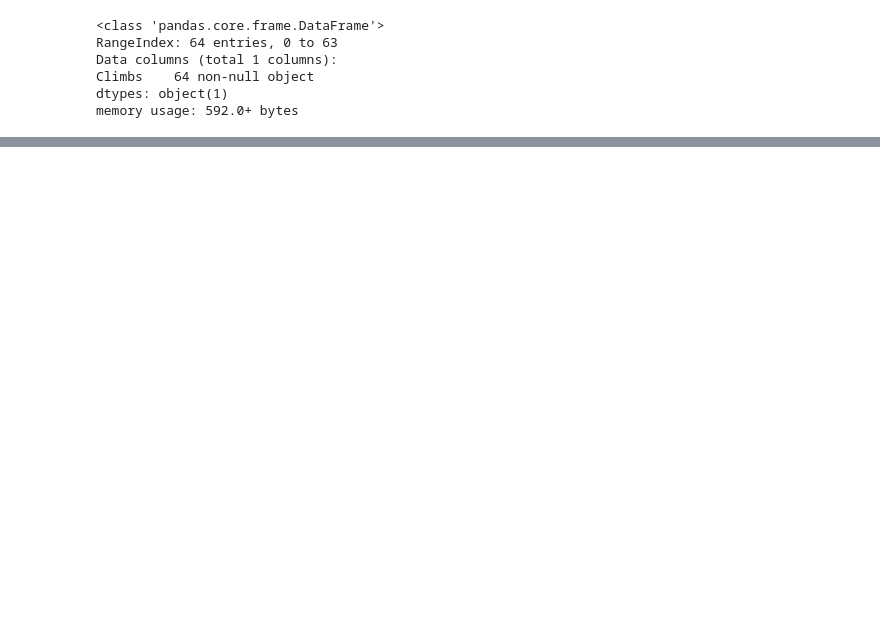
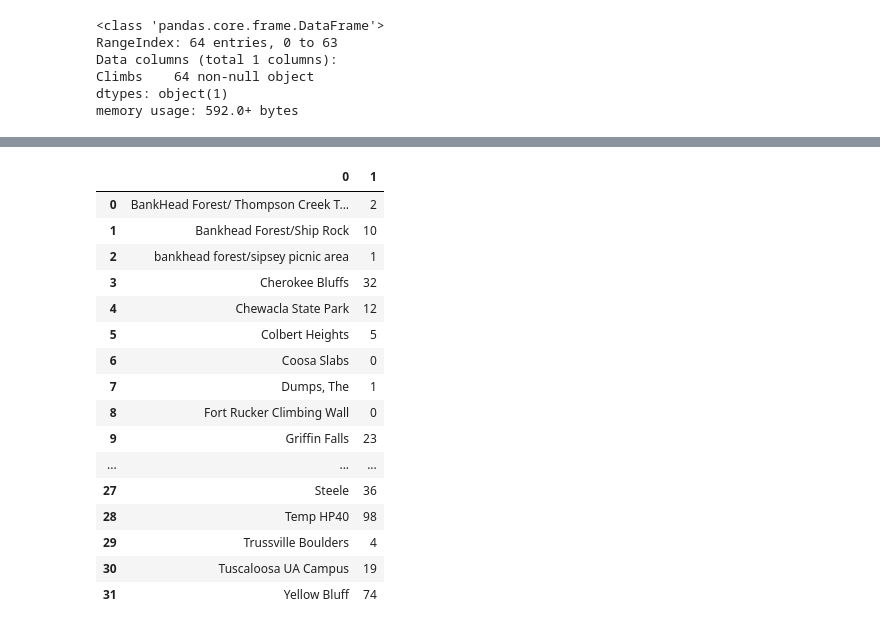
Before and after one commit to cpud/climb-plotly, a Jupyter notebook: messy/climbing_areas_by_state_iplot_test.ipynb, the cells around one changed output, grey strips where cells are left out. Cells and saved outputs as stored; diff of their text form; code cells hidden in the pictures; blank space fills up the shorter version.

```diff
--- a/messy/climbing_areas_by_state_iplot_test.ipynb
+++ b/messy/climbing_areas_by_state_iplot_test.ipynb
@@ -371,6 +340,7 @@ Alclimbs
 # %%
 Alclimbs = pd.DataFrame(list(filter(None,Alclimbs)))
 Alclimbs.columns = ['Climbs']
+Alclimbs['Climbs'] = [s.strip() for s in Alclimbs['Climbs']]
 # %%
 Alclimbs.info()
 # %% [output]
@@ -386,0 +386,21 @@ Alclimbs['Climbs'][31]
+# %%
+sur = pd.DataFrame(list(zip(hope['Crags'],Alclimbs['Climbs'])))
+sur.head(40)
+# %% [output]
+|  | 0 | 1 |
+| 0 | BankHead Forest/ Thompson Creek T... | 2 |
+| 1 | Bankhead Forest/Ship Rock | 10 |
+| 2 | bankhead forest/sipsey picnic area | 1 |
+| 3 | Cherokee Bluffs | 32 |
+| 4 | Chewacla State Park | 12 |
+| 5 | Colbert Heights | 5 |
+| 6 | Coosa Slabs | 0 |
+| 7 | Dumps, The | 1 |
+| 8 | Fort Rucker Climbing Wall | 0 |
+| 9 | Griffin Falls | 23 |
+| ... | ... | ... |
+| 27 | Steele | 36 |
+| 28 | Temp HP40 | 98 |
+| 29 | Trussville Boulders | 4 |
+| 30 | Tuscaloosa UA Campus | 19 |
+| 31 | Yellow Bluff | 74 |
```
Also changed, not shown: parts of 13 cells of this notebook.
